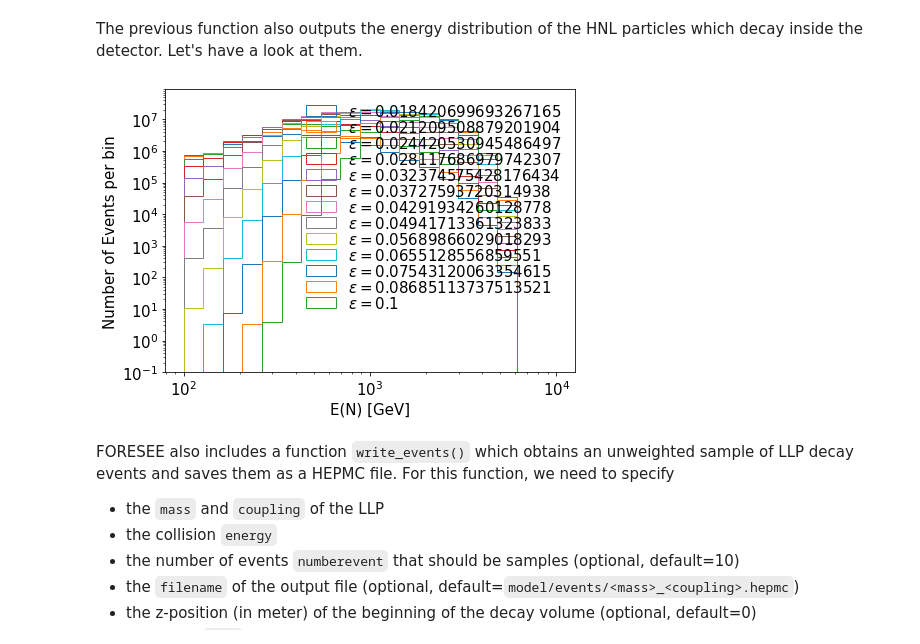
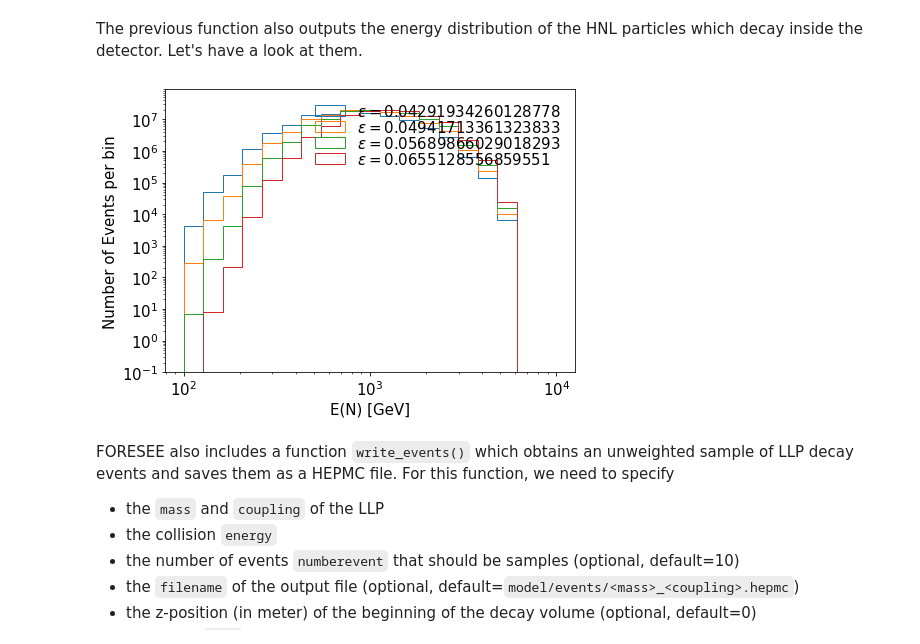
Before and after one commit to ahewitt6/FORESEE_HNL, a Jupyter notebook: Models/HNL/HNL.ipynb, the cells around one changed output. Cells and saved outputs as stored; diff of their text form; code cells hidden in the pictures.

```diff
--- a/Models/HNL/HNL.ipynb
+++ b/Models/HNL/HNL.ipynb
@@ -285,21 +269,21 @@ The previous function also outputs the energy distribution of the HNL particles
 # %%
 fig = plt.figure(figsize=(7,5))
 ax = plt.subplot(1,1,1)
 ens=[]
 for coup,en,weight in zip(coups,energies,weights):
-    if sum(weight)<2*10**7 : continue
+    if sum(weight)<9.9*10**7 : continue
     ens.append(en)
     ax.hist(en, weights=weight, bins=np.logspace(2,4, 20), histtype='step', label=r"$\epsilon=$"+str(coup))
     ax.set_xscale("log")
     ax.set_yscale("log")
     ax.set_ylim(10**-1,9*10**7)
     ax.set_xlabel("E(N) [GeV]")
     ax.set_ylabel("Number of Events per bin")
     ax.legend(frameon=False, labelspacing=0)
 plt.tight_layout()
 plt.show()
 # %% [output]
-[figure, old version]
+[figure, new version]
 # %% [markdown]
 FORESEE also includes a function `write_events()` which obtains an unweighted sample of LLP decay events and saves them as a HEPMC file. For this function, we need to specify
 - the `mass` and `coupling` of the LLP
```
Also changed, not shown: parts of 11 cells of this notebook, 1 other file.
